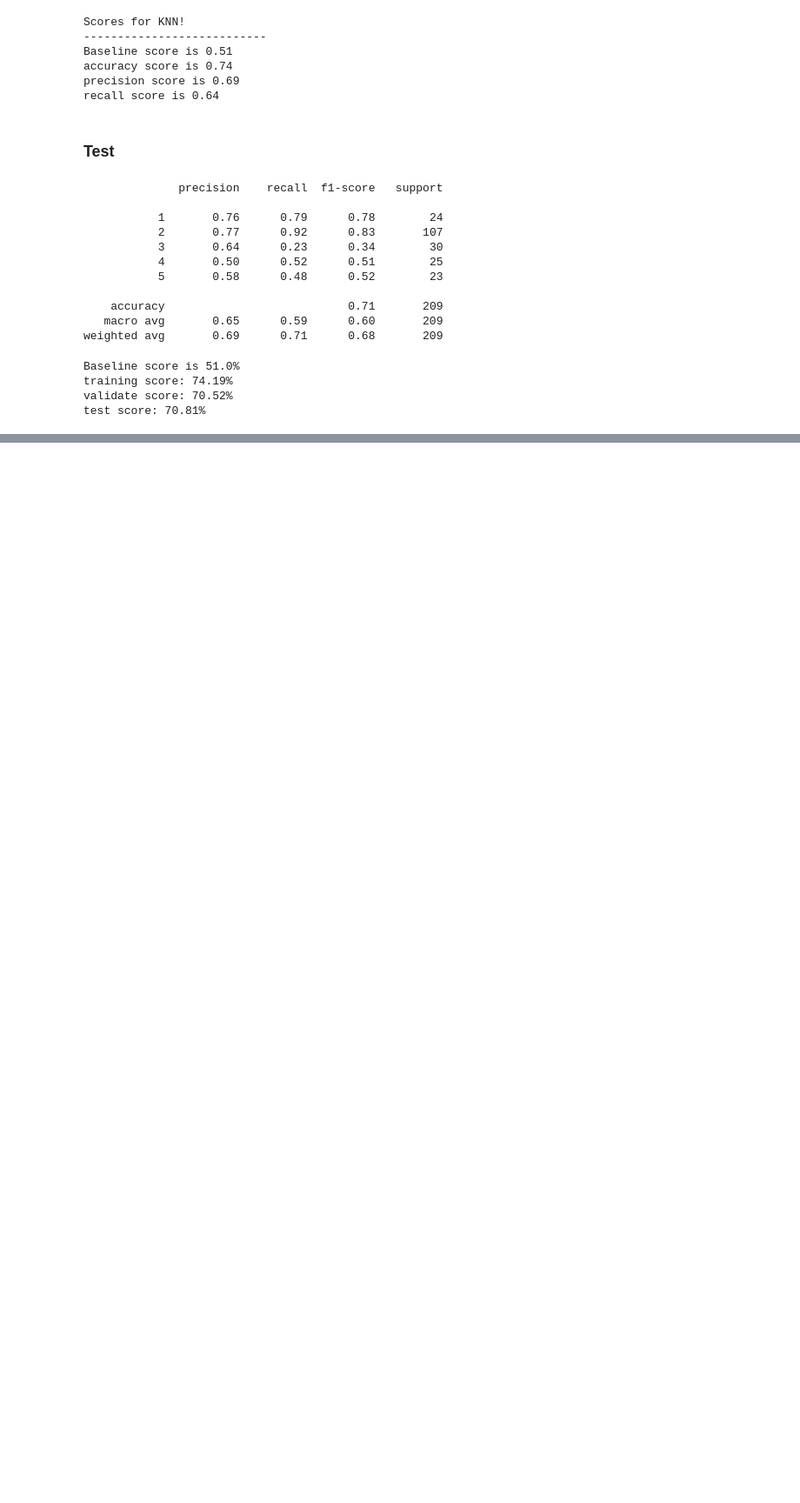
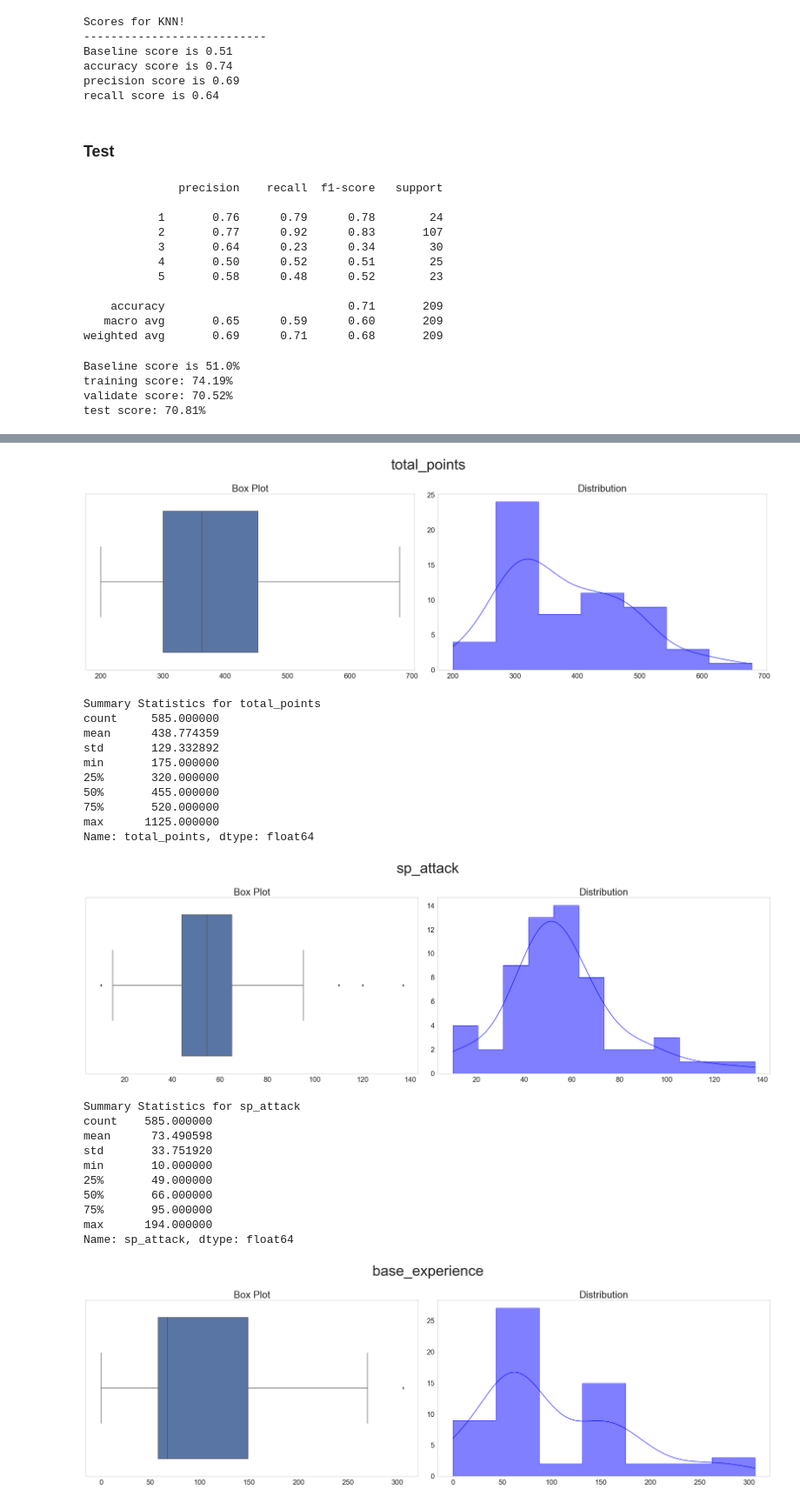
Before and after one commit to annah-vu/pokemon_project, a Jupyter notebook: newbinginnings.ipynb, the cells around one changed output, grey strips where cells are left out. Shown at 87% size. Cells and saved outputs as stored; diff of their text form; code cells hidden in the pictures; blank space fills up the shorter version.

```diff
--- a/newbinginnings.ipynb
+++ b/newbinginnings.ipynb
@@ -566,0 +692,5 @@ test score: 70.81%
+# %%
+reset_test = test.reset_index()
+# %%
+test_proba_df = pd.concat([reset_test, proba_df], axis=1)
+test_proba_df.head()
@@ -566,0 +705,3 @@ test score: 70.81%
+# %%
+test_proba_df['predicted'] = predicted_test
+test_proba_df.head()
@@ -566,0 +730,2 @@ test score: 70.81%
+# %%
+incorrects =test_proba_df.loc[test_proba_df.simplified_catch_rate != test_proba_df.predicted]
@@ -566,0 +743,28 @@ test score: 70.81%
+# %%
+for i in univariate_stuff:
+    explore_univariate(incorrects, i)
+    print(f'Summary Statistics for {i}\n{train[i].describe()}')
+# %% [output]
+[figure, added]
+Summary Statistics for total_points
+count     585.000000
+mean      438.774359
+std       129.332892
+min       175.000000
+25%       320.000000
+50%       455.000000
+75%       520.000000
+max      1125.000000
+Name: total_points, dtype: float64
+[figure, added]
+Summary Statistics for sp_attack
+count    585.000000
+mean      73.490598
+std       33.751920
+min       10.000000
+25%       49.000000
+50%       66.000000
+75%       95.000000
+max      194.000000
+Name: sp_attack, dtype: float64
+[figure, added]
```
Also changed, not shown: parts of 38 cells of this notebook.
